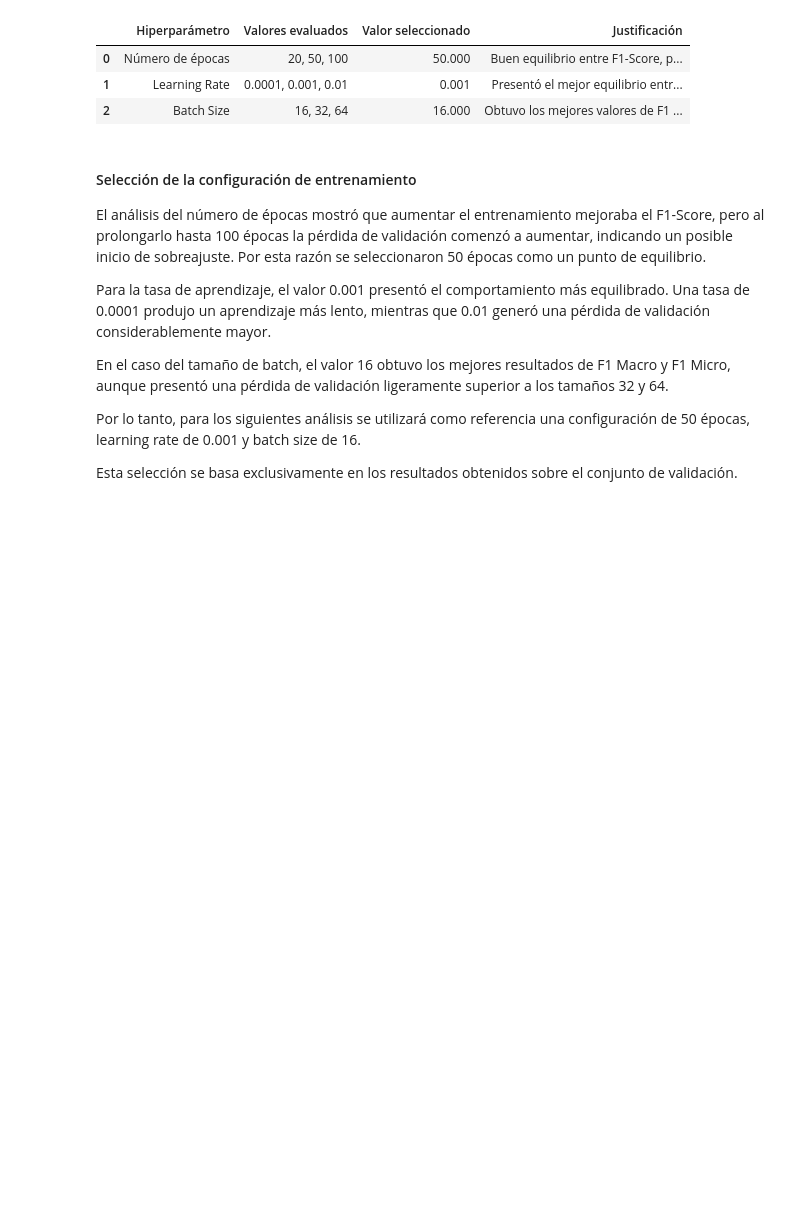
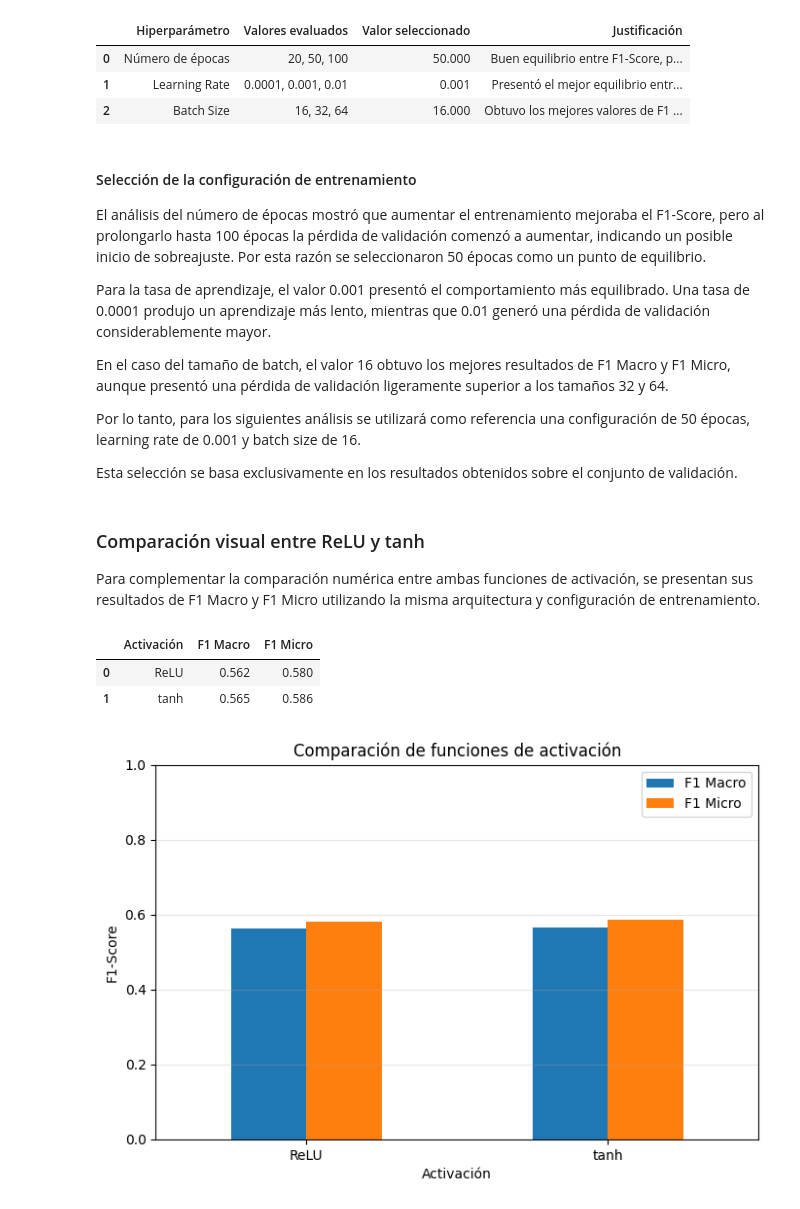
Before and after one commit to Benja-Diaz/EP1-Deep-Learning, a Jupyter notebook: Evaluacion_Parcial_1_Deep_Learning.ipynb, the cells around one changed output. Cells and saved outputs as stored; diff of their text form; code cells hidden in the pictures; blank space fills up the shorter version.

```diff
--- a/Evaluacion_Parcial_1_Deep_Learning.ipynb
+++ b/Evaluacion_Parcial_1_Deep_Learning.ipynb
@@ -2525,3 +2702,67 @@ En el caso del tamaño de batch, el valor 16 obtuvo los mejores resultados de F1
 Por lo tanto, para los siguientes análisis se utilizará como referencia una configuración de 50 épocas, learning rate de 0.001 y batch size de 16.
 
 Esta selección se basa exclusivamente en los resultados obtenidos sobre el conjunto de validación.
+# %% [markdown]
+### Comparación visual entre ReLU y tanh
+
+Para complementar la comparación numérica entre ambas funciones de activación, se presentan sus resultados de F1 Macro y F1 Micro utilizando la misma arquitectura y configuración de entrenamiento.
+# %%
+comparacion_activacion = pd.DataFrame({
+    'Activación': ['ReLU', 'tanh'],
+
+    'F1 Macro': [
+        f1_score(
+            y_val,
+            y_val_pred,
+            average='macro',
+            zero_division=0
+        ),
+
+        f1_score(
+            y_val,
+            y_val_pred_tanh,
+            average='macro',
+            zero_division=0
+        )
+    ],
+
+    'F1 Micro': [
+        f1_score(
+            y_val,
+            y_val_pred,
+            average='micro',
+            zero_division=0
+        ),
+
+        f1_score(
+            y_val,
+            y_val_pred_tanh,
+            average='micro',
+            zero_division=0
+        )
+    ]
+})
+
+comparacion_activacion.round(3)
+# %% [output]
+|  | Activación | F1 Macro | F1 Micro |
+| 0 | ReLU | 0.562 | 0.580 |
+| 1 | tanh | 0.565 | 0.586 |
+# %%
+comparacion_activacion.set_index('Activación')[
+    ['F1 Macro', 'F1 Micro']
+].plot(
+    kind='bar',
+    figsize=(8, 5)
+)
+
+plt.ylabel('F1-Score')
+plt.title('Comparación de funciones de activación')
+plt.xticks(rotation=0)
+plt.ylim(0, 1)
+plt.grid(axis='y', alpha=0.3)
+plt.legend()
+
+plt.show()
+# %% [output]
+[figure, added]
```
Also changed, not shown: parts of 14 cells of this notebook.
